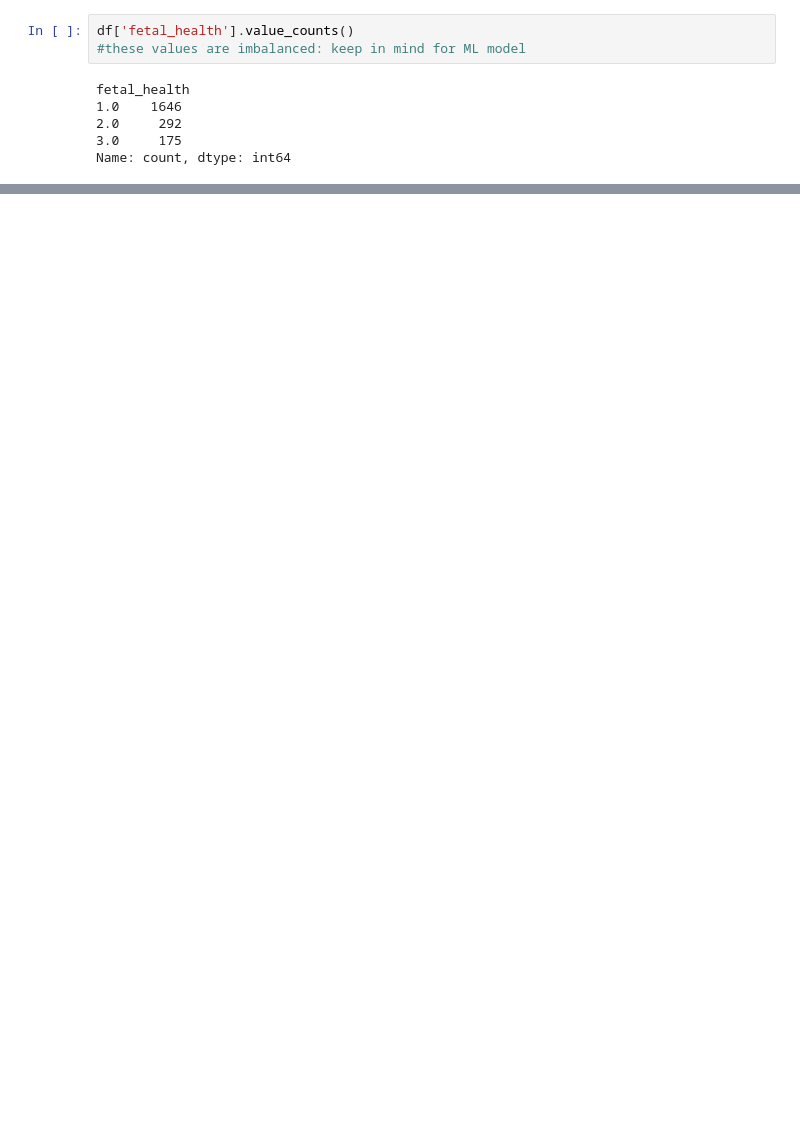
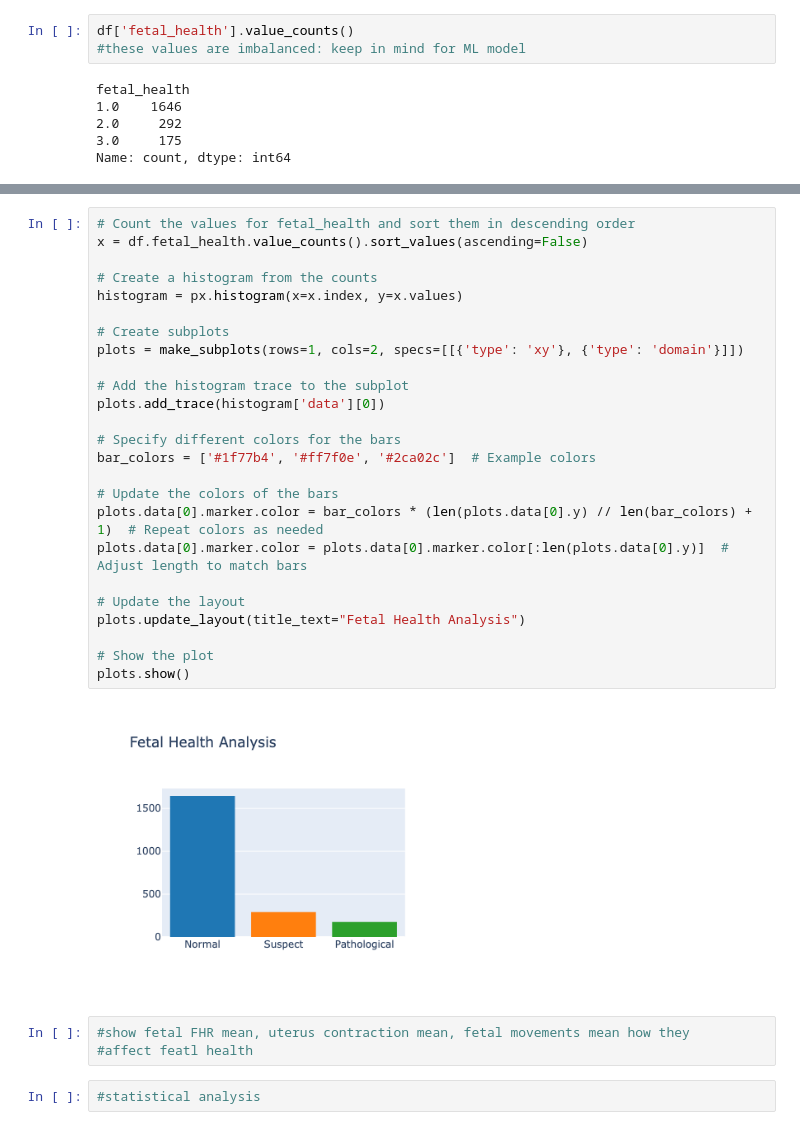
Before and after one commit to AleUrzi/Final_project_Ironhack, a Jupyter notebook: Notebooks/fetal_health_EDA.ipynb, the cells around one changed output, grey strips where cells are left out. Cells and saved outputs as stored; diff of their text form; blank space fills up the shorter version.

```diff
--- a/Notebooks/fetal_health_EDA.ipynb
+++ b/Notebooks/fetal_health_EDA.ipynb
@@ -239,0 +225,32 @@ plt.show()
+# %%
+# Count the values for fetal_health and sort them in descending order
+x = df.fetal_health.value_counts().sort_values(ascending=False)
+
+# Create a histogram from the counts
+histogram = px.histogram(x=x.index, y=x.values)
+
+# Create subplots
+plots = make_subplots(rows=1, cols=2, specs=[[{'type': 'xy'}, {'type': 'domain'}]])
+
+# Add the histogram trace to the subplot
+plots.add_trace(histogram['data'][0])
+
+# Specify different colors for the bars
+bar_colors = ['#1f77b4', '#ff7f0e', '#2ca02c']  # Example colors
+
+# Update the colors of the bars
+plots.data[0].marker.color = bar_colors * (len(plots.data[0].y) // len(bar_colors) + 1)  # Repeat colors as needed
+plots.data[0].marker.color = plots.data[0].marker.color[:len(plots.data[0].y)]  # Adjust length to match bars
+
+# Update the layout
+plots.update_layout(title_text="Fetal Health Analysis")
+
+# Show the plot
+plots.show()
+# %% [output]
+[figure, added]
+# %%
+#show fetal FHR mean, uterus contraction mean, fetal movements mean how they
+#affect featl health
+# %%
+#statistical analysis
```
Also changed, not shown: parts of 18 cells of this notebook, 28 other files.
